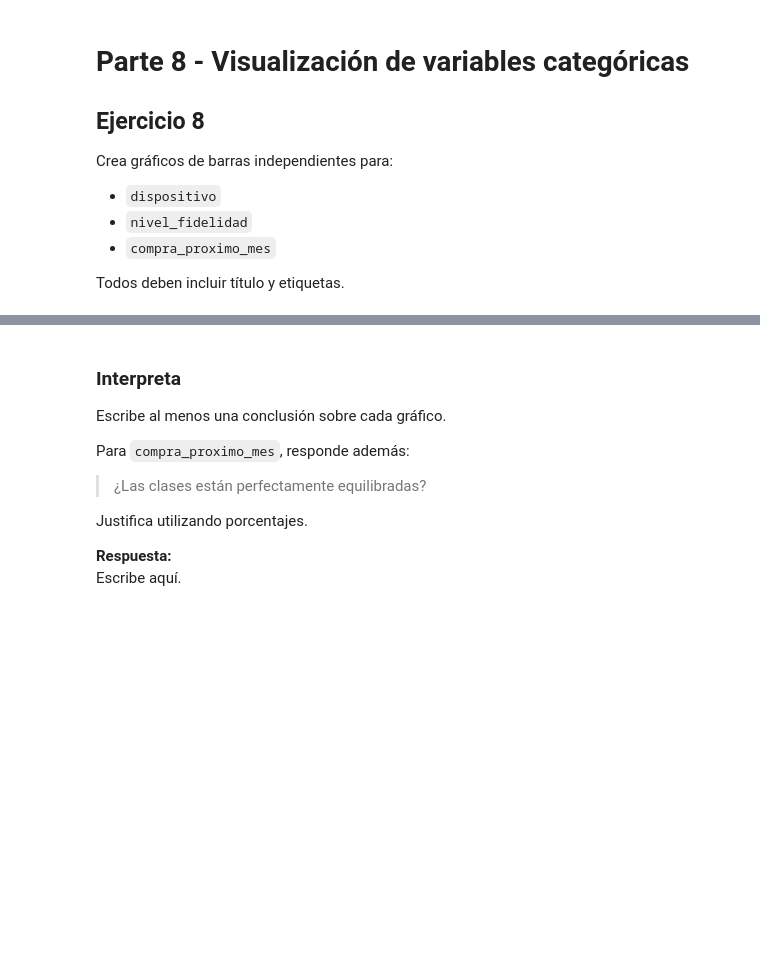
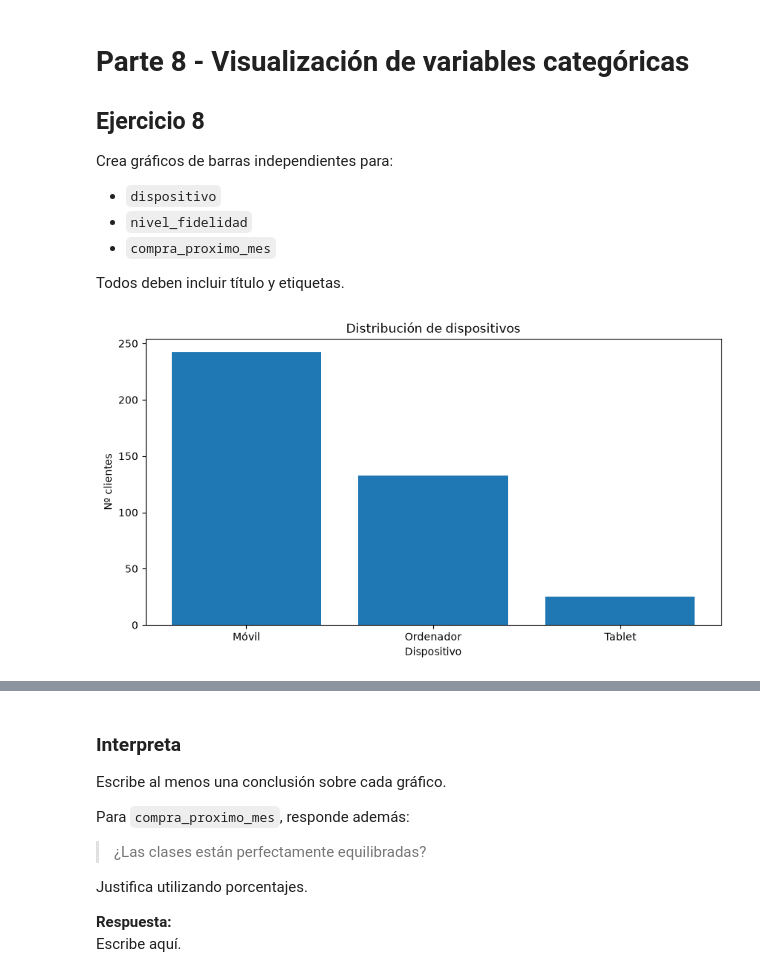
Before and after one commit to Dcuevasgil/sistemas-aprendizaje-automatico, a Jupyter notebook: UD2/practica-5/Practica_05.ipynb, the cells around one changed output, grey strips where cells are left out. Cells and saved outputs as stored; diff of their text form; code cells hidden in the pictures; blank space fills up the shorter version.

```diff
--- a/UD2/practica-5/Practica_05.ipynb
+++ b/UD2/practica-5/Practica_05.ipynb
@@ -496,0 +556,12 @@ Todos deben incluir título y etiquetas.
+# %%
+# TODO: gráfico de barras de dispositivo
+conteos_disp = df["dispositivo"].value_counts()
+
+plt.figure(figsize=(10, 5))
+plt.bar(conteos_disp.index, conteos_disp.values)
+plt.xlabel("Dispositivo")
+plt.ylabel("Nº clientes")
+plt.title("Distribución de dispositivos")
+plt.show()
+# %% [output]
+[figure, added]
```
Also changed, not shown: parts of 18 cells of this notebook.
